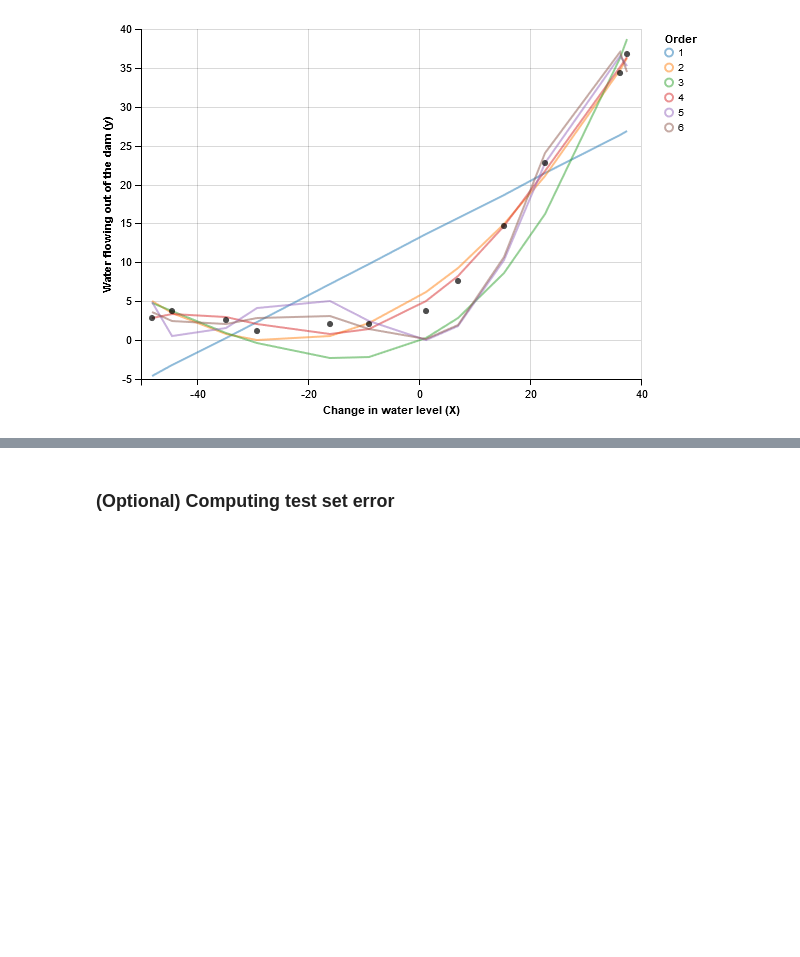
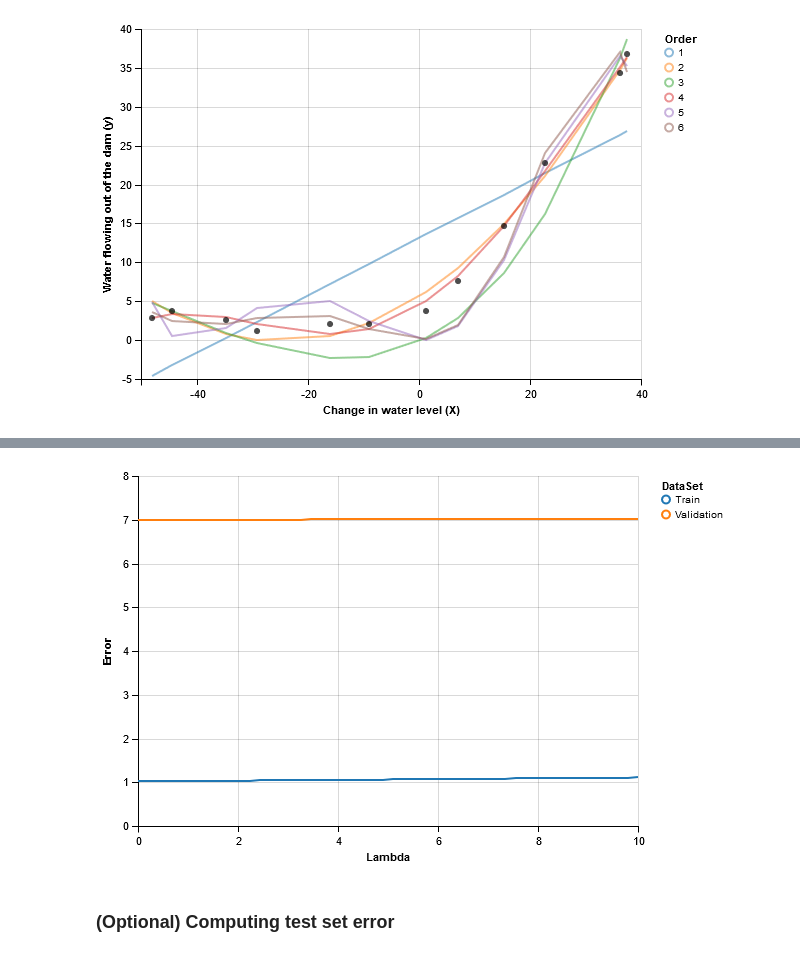
Before and after one commit to JeffMacaluso/Misc, a Jupyter notebook: MachineLearningMOOC/Ex5 Python - Regularized Linear Regression and Bias vs. Variance.ipynb, the cells around one changed output, grey strips where cells are left out. Cells and saved outputs as stored; diff of their text form; code cells hidden in the pictures; blank space fills up the shorter version.

```diff
--- a/MachineLearningMOOC/Ex5 Python - Regularized Linear Regression and Bias vs. Variance.ipynb
+++ b/MachineLearningMOOC/Ex5 Python - Regularized Linear Regression and Bias vs. Variance.ipynb
@@ -285,0 +344,30 @@ chart.display()
+# %%
+# Creating empty lists to fill to create a data frame
+trainError = []
+validationError = []
+
+# Creating the polynomial features
+order = 2
+Xpoly = map_polynomial(X, order)
+Xvalpoly = map_polynomial(Xval, order)
+
+# Looping through lambda values to obtain error
+lambdas = np.linspace(0, 10)
+for C in lambdas:
+    optimalTheta = fit_model(np.zeros(order + 1), Xpoly, y, C)
+    trainError.append(cost_function(optimalTheta, Xpoly, y, C))
+    validationError.append(cost_function(optimalTheta, Xvalpoly, yval, C))
+
+# Putting the results into data frames
+results = pd.DataFrame(
+    {'Error': trainError, 'Lambda': lambdas, 'DataSet': 'Train'})
+validation = pd.DataFrame(
+    {'Error': validationError, 'Lambda': lambdas, 'DataSet': 'Validation'})
+results = results.append(validation)
+
+# Plotting the validation curve
+altair.Chart(results).mark_line().encode(
+    x='Lambda:Q',
+    y='Error:Q',
+    color='DataSet:N')
+# %% [output]
@@ -286,3 +375,4 @@ chart.display()
+[figure, added]
 # %% [markdown]
 ### (Optional)  Computing test set error
 # %% [markdown]
```
Also changed, not shown: parts of 13 cells of this notebook.
